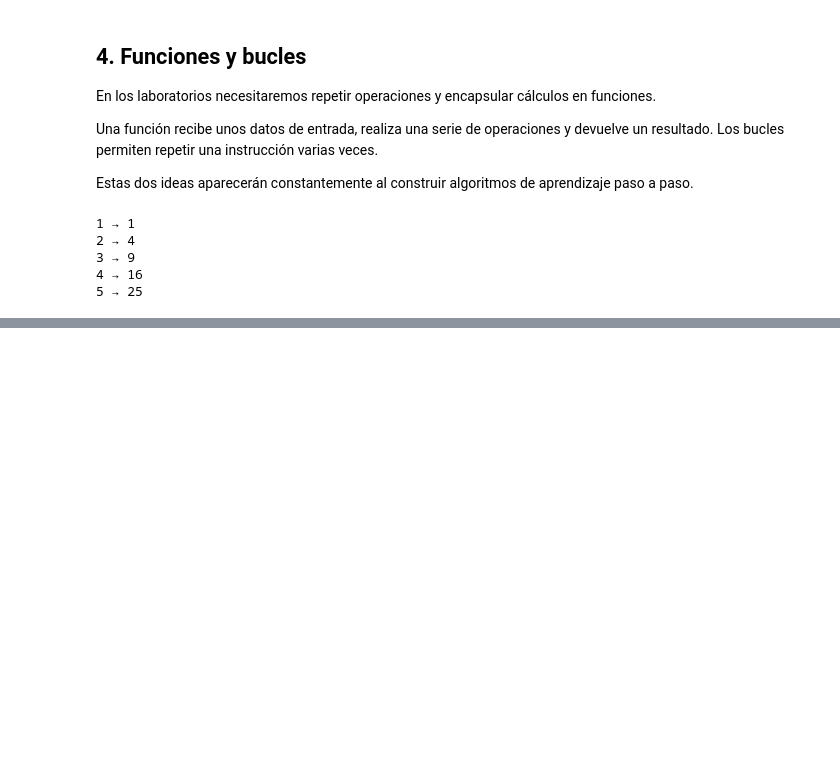
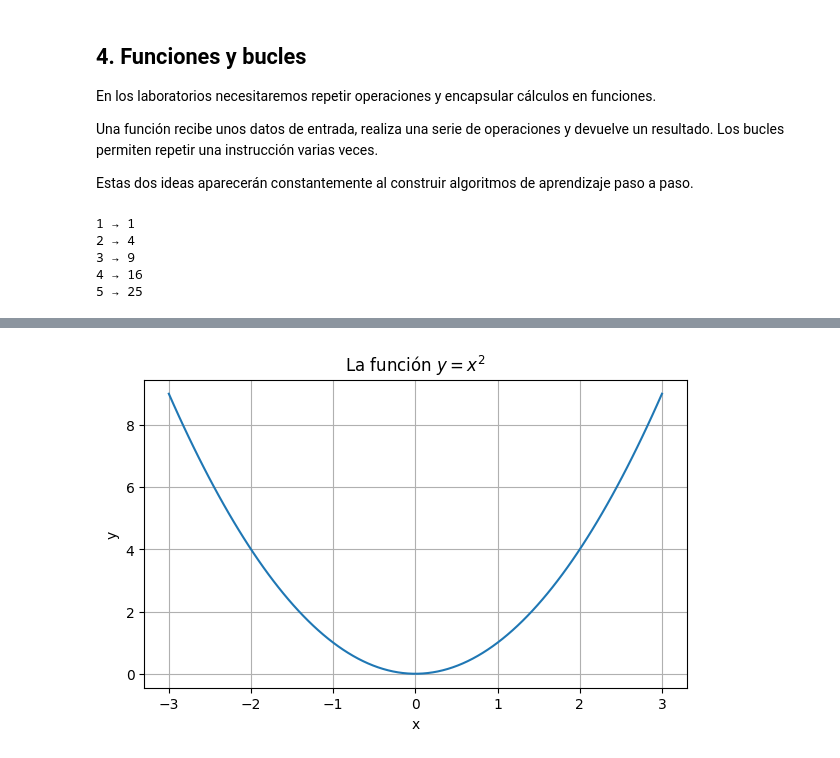
Before and after one commit to CuentosCuanticos/matematicas-ia, a Jupyter notebook: 00_preparacion/00_python_colab.ipynb, the cells around one changed output, grey strips where cells are left out. Drawn from its saved outputs; the diff is of its cells as text; code cells hidden in the pictures; blank space fills up the shorter version.

```diff
--- a/00_preparacion/00_python_colab.ipynb
+++ b/00_preparacion/00_python_colab.ipynb
@@ -155,0 +402,33 @@ for numero in numeros:
+# %%
+# Importamos el módulo de representación gráfica de Matplotlib.
+import matplotlib.pyplot as plt
+
+# Creamos 100 valores igualmente espaciados
+# entre -3 y 3.
+x = np.linspace(-3, 3, 100)
+
+# Calculamos y = x² para cada valor de x.
+y = x**2
+
+# Creamos una figura.
+plt.figure(figsize=(7, 4))
+
+# Representamos los puntos (x,y) mediante una curva.
+plt.plot(x, y)
+
+# Añadimos un título.
+plt.title("La función $y=x^2$")
+
+# Etiquetamos el eje horizontal.
+plt.xlabel("x")
+
+# Etiquetamos el eje vertical.
+plt.ylabel("y")
+
+# Añadimos una cuadrícula.
+plt.grid()
+
+# Mostramos la figura.
+plt.show()
+# %% [output]
+[figure, added]
```
Also changed, not shown: parts of 22 cells of this notebook.
